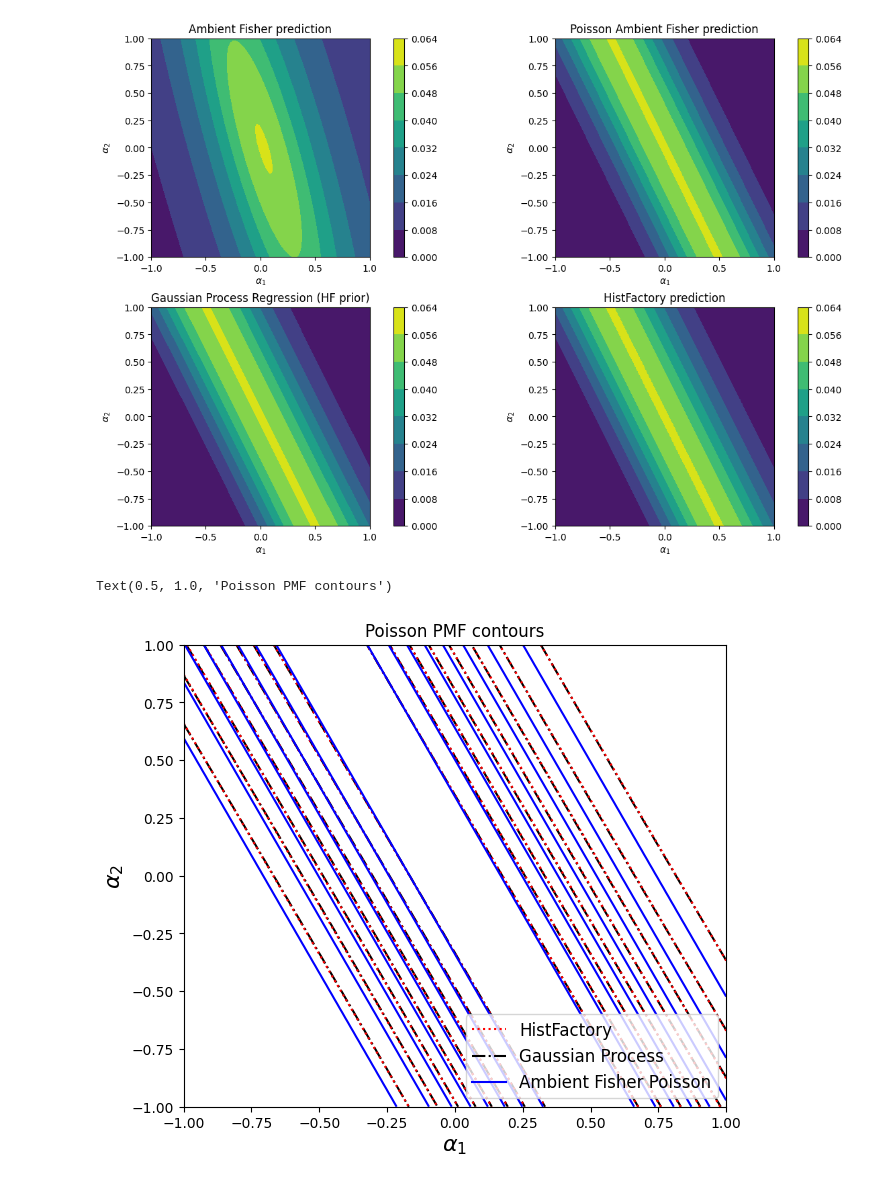
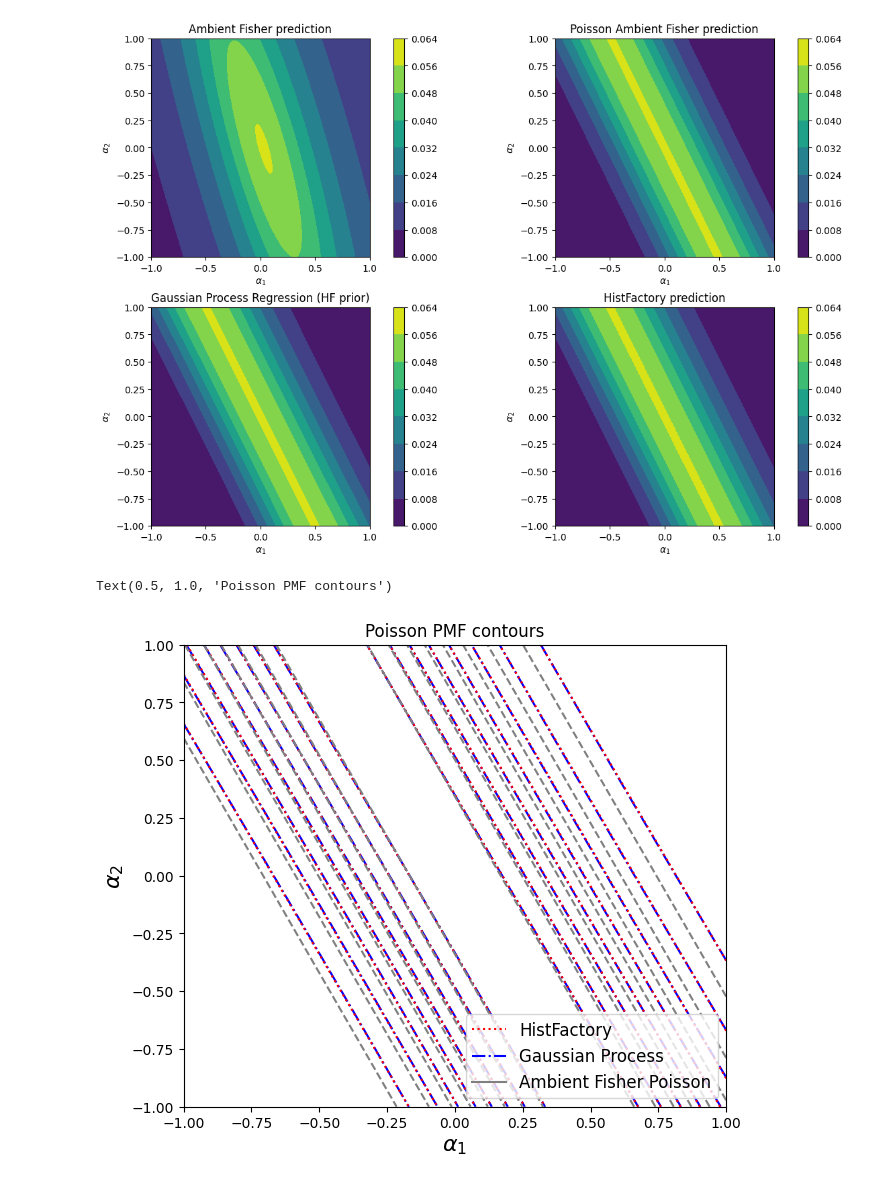
Before and after one commit to JaySandesara/histfactory_interpolation_tools, a Jupyter notebook: histfactoryv1_comparisons.ipynb, the cells around one changed output. Cells and saved outputs as stored; diff of their text form; code cells hidden in the pictures.

```diff
--- a/histfactoryv1_comparisons.ipynb
+++ b/histfactoryv1_comparisons.ipynb
@@ -153,37 +153,42 @@ levels = np.linspace(
     10
 )
 
+linestyle_tuple = [
+     ('loosely dotted',        (0, (1, 10))),
+     ('dotted',                (0, (1, 5))),
+     ('densely dotted',        (0, (1, 1)))]
+
 plt.figure(figsize=(7, 6))
 
 plt.contour(
     param_1_range, param_2_range, GP_pred,
-    levels=levels, colors="black", linestyles="-.", linewidths=1.5
+    levels=levels, colors="blue", linestyles="-.", linewidths=1.5
 )
 
 plt.contour(
     param_1_range, param_2_range, HF_pred,
     levels=levels, colors="red", linestyles="dotted", linewidths=1.5
 )
 
 cf = plt.contour(
-    param_1_range, param_2_range, AF_pred_poisson,
-    levels=levels, colors="blue", linewidths=1.5
+    param_1_range, param_2_range, AF_pred_poisson, linestyles="dashed",
+    levels=levels, colors="grey", linewidths=1.5
 )
 
 
 
 legend_elements = [
     Line2D([0], [0], color="red", linestyle='dotted', label='HistFactory'),
-    Line2D([0], [0], color="black", linestyle='-.', label='Gaussian Process'),
-    Line2D([0], [0], color="blue", label='Ambient Fisher Poisson'),
+    Line2D([0], [0], color="blue", linestyle='-.', label='Gaussian Process'),
+    Line2D([0], [0], color="grey", label='Ambient Fisher Poisson'),
 ]
 
 plt.legend(handles=legend_elements, loc = 'lower right', fontsize = 12)
 
 plt.xlabel(r"$\alpha_1$", size = 16)
 plt.ylabel(r"$\alpha_2$", size = 16)
 
 plt.title('Poisson PMF contours')
 # %% [output]
 Text(0.5, 1.0, 'Poisson PMF contours')
-[figure, old version]
+[figure, new version]
```
Also changed, not shown: parts of 1 cell of this notebook, 2 other files.
